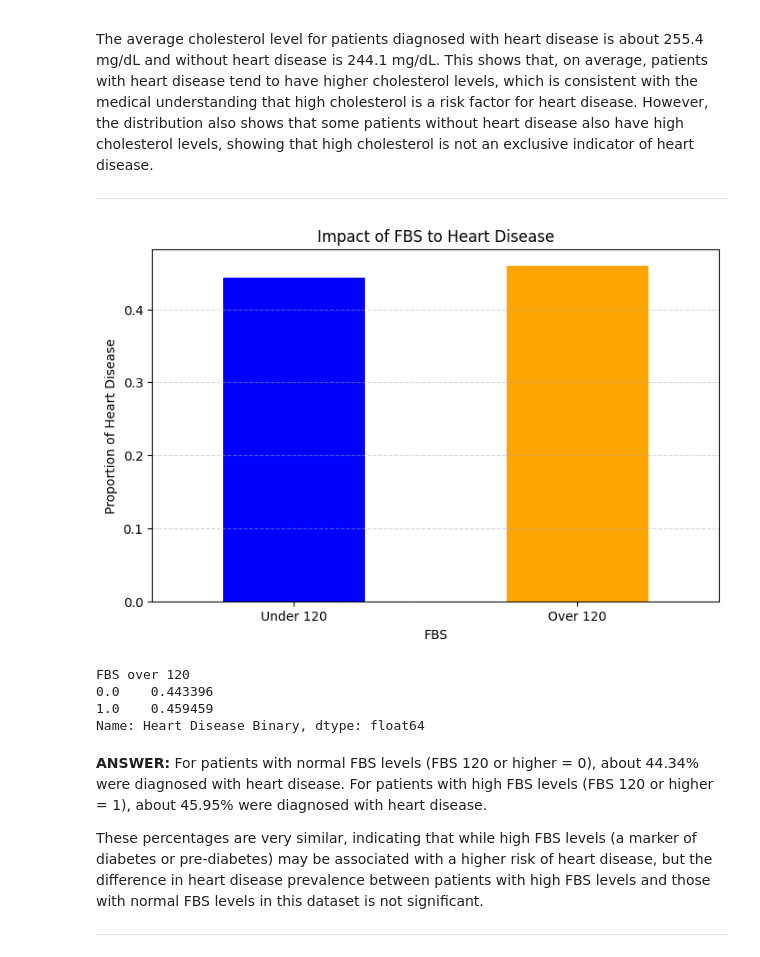
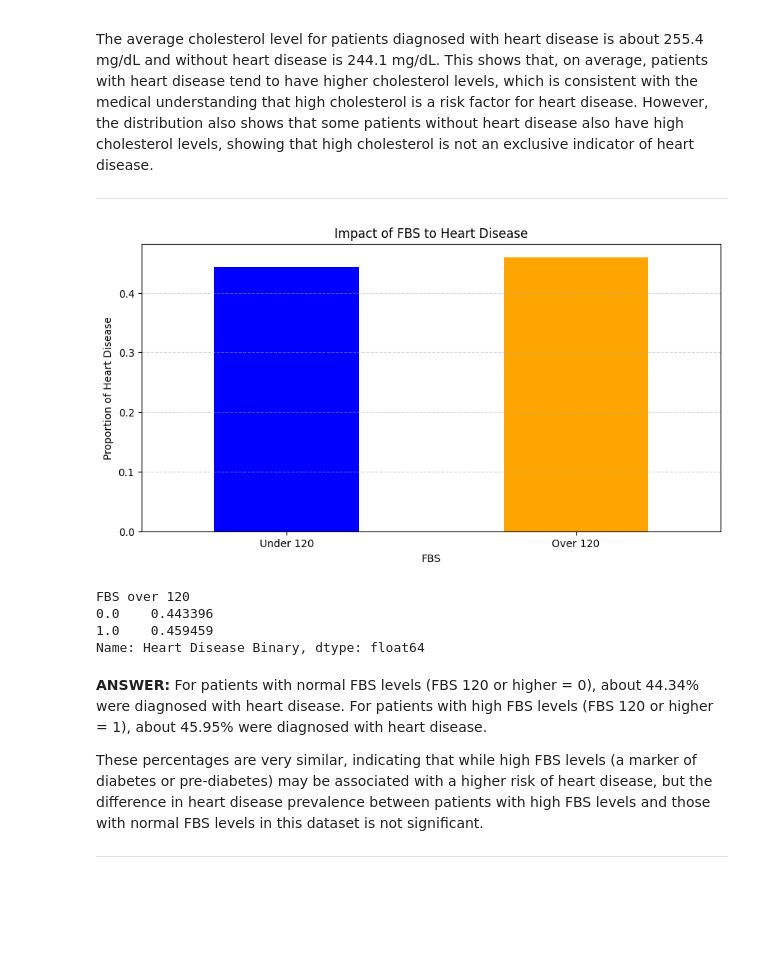
Before and after one commit to kyook17/BADM576, a Jupyter notebook: HW3_heart_disease_dataset_Kiwook_Song.ipynb, the cells around one changed output. Cells and saved outputs as stored; diff of their text form; code cells hidden in the pictures; blank space fills up the shorter version.

```diff
--- a/HW3_heart_disease_dataset_Kiwook_Song.ipynb
+++ b/HW3_heart_disease_dataset_Kiwook_Song.ipynb
@@ -282,25 +282,25 @@ The average cholesterol level for patients diagnosed with heart disease is about
 # %%
 # 6. Impact of Diabetes on Heart Health: Investigate the proportion of patients with a fasting blood sugar over 120 (FBS over 120) who are also diagnosed with heart disease. How does this compare to those with normal FBS levels?
 # To investigate the impact of diabetes (indicated by a fasting blood sugar over 120 mg/dL) on heart health, we'll calculate the proportion of patients with high FBS who are diagnosed with heart disease, and compare it to the proportion among those with normal FBS levels.
 
 # Convert 'FBS over 120' to numeric (1 for over 120, 0 for normal)
 df_hr['FBS over 120'] = pd.to_numeric(df_hr['FBS over 120'], errors='coerce')
 
 # Group by 'FBS over 120' and calculate the mean prevalence of heart disease
 fbs_heart_disease = df_hr.groupby('FBS over 120')['Heart Disease Binary'].mean()
 
-plt.figure(figsize=(8, 5))
+plt.figure(figsize=(10, 5))
 fbs_heart_disease.plot(kind='bar', color=['blue', 'orange'])
 plt.title('Impact of FBS to Heart Disease')
 plt.xlabel('FBS')
 plt.ylabel('Proportion of Heart Disease')
 plt.xticks(ticks=[0, 1], labels=['Under 120', 'Over 120'], rotation=0)
 plt.grid(axis='y', linestyle='--', alpha=0.5)
 plt.show()
 
 fbs_heart_disease
 # %% [output]
-[figure, old version]
+[figure, new version]
 FBS over 120
 0.0    0.443396
 1.0    0.459459
```
Also changed, not shown: parts of 2 cells of this notebook.
